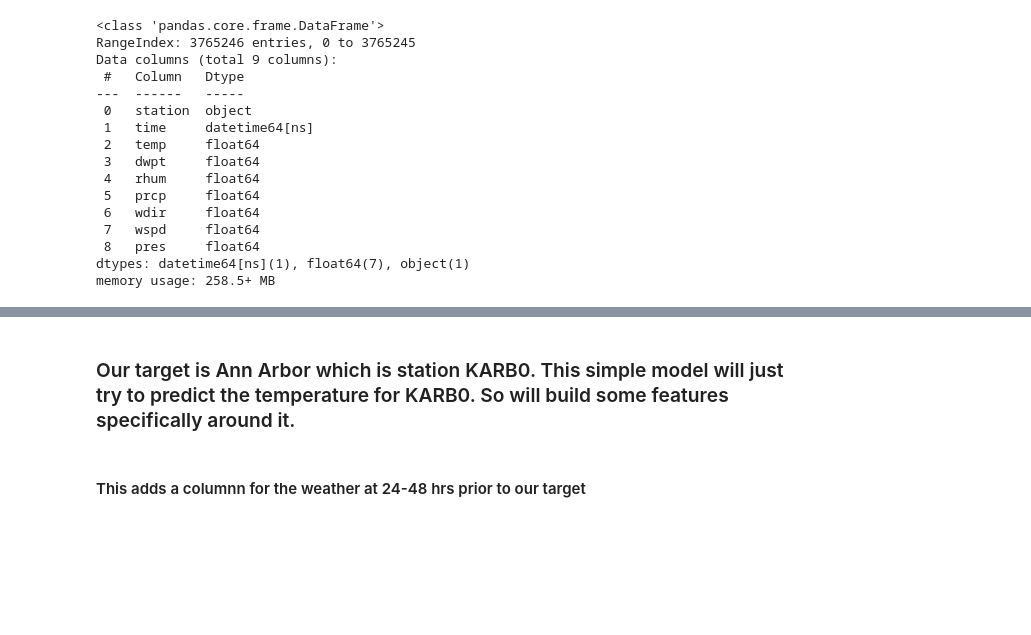
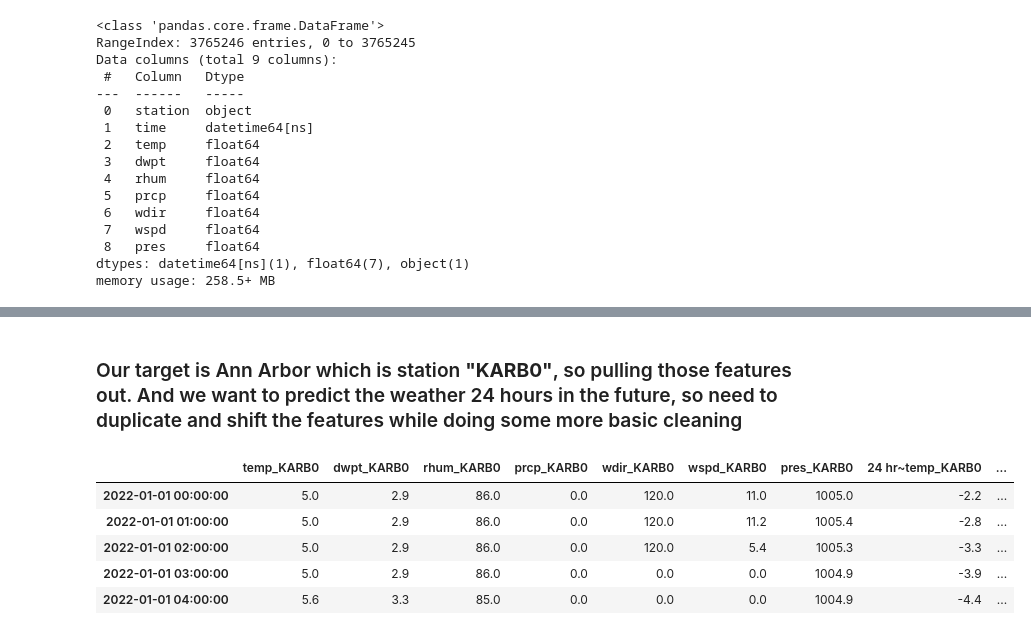
Before and after one commit to Pkeet99/Weatherman, a Jupyter notebook: supervised_models/basic_supervised_model.ipynb, the cells around one changed output, grey strips where cells are left out. Drawn from its saved outputs; the diff is of its cells as text; code cells hidden in the pictures; blank space fills up the shorter version.

```diff
--- a/supervised_models/basic_supervised_model.ipynb
+++ b/supervised_models/basic_supervised_model.ipynb
@@ -45,8 +70,17 @@ pivoted_df
 6360 rows × 4249 columns
-# %% [markdown]
-### Our target is Ann Arbor which is station KARB0. This simple model will just try to predict the temperature for KARB0. So will build some features specifically around it.
+# %% [markdown]
+### Our target is Ann Arbor which is station __"KARB0"__, so pulling those features out. And we want to predict the weather 24 hours in the future, so need to duplicate and shift the features while doing some more basic cleaning
 # %%
 ann_arbor_cols = [col for col in pivoted_df.columns if "KARB0" in col]
 ann_arbor_df = pivoted_df[ann_arbor_cols].copy()
+for col in ann_arbor_df.columns:
+    ann_arbor_df[f'24 hr~{col}'] = ann_arbor_df[col].shift(-24)
+ann_arbor_df = ann_arbor_df.rename_axis(None, axis = 0)
+ann_arbor_df.head(5)
+# %% [output]
+|  | temp_KARB0 | dwpt_KARB0 | rhum_KARB0 | prcp_KARB0 | wdir_KARB0 | wspd_KARB0 | pres_KARB0 | 24 hr~temp_KARB0 | ... |
+| 2022-01-01 00:00:00 | 5.0 | 2.9 | 86.0 | 0.0 | 120.0 | 11.0 | 1005.0 | -2.2 | ... |
+| 2022-01-01 01:00:00 | 5.0 | 2.9 | 86.0 | 0.0 | 120.0 | 11.2 | 1005.4 | -2.8 | ... |
+| 2022-01-01 02:00:00 | 5.0 | 2.9 | 86.0 | 0.0 | 120.0 | 5.4 | 1005.3 | -3.3 | ... |
+| 2022-01-01 03:00:00 | 5.0 | 2.9 | 86.0 | 0.0 | 0.0 | 0.0 | 1004.9 | -3.9 | ... |
+| 2022-01-01 04:00:00 | 5.6 | 3.3 | 85.0 | 0.0 | 0.0 | 0.0 | 1004.9 | -4.4 | ... |
-# %% [markdown]
-#### This adds a columnn for the weather at 24-48 hrs prior to our target
```
Also changed, not shown: parts of 29 cells of this notebook, 1 other file.
